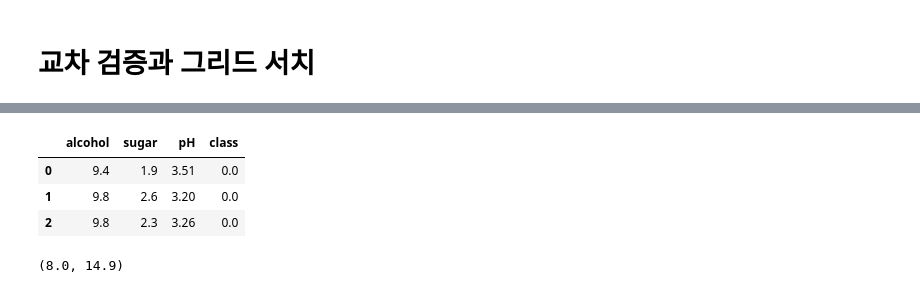
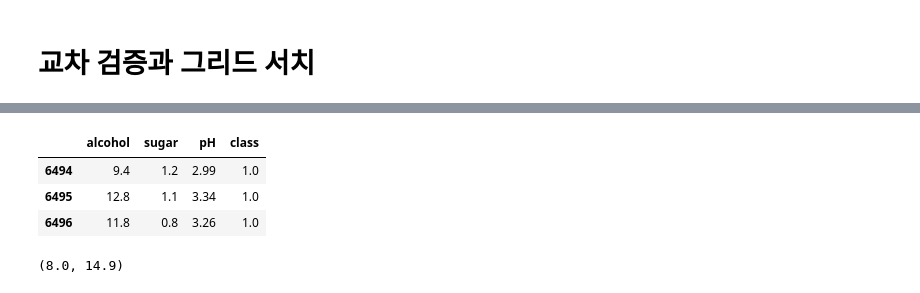
Before and after one commit to Ihan0316/ai_scool, a Jupyter notebook: 7월/7-17/06교차검증_GridsearchCV-0.ipynb, the cells around one changed output, grey strips where cells are left out. Cells and saved outputs as stored; diff of their text form; code cells hidden in the pictures.

```diff
--- a/7월/7-17/06교차검증_GridsearchCV-0.ipynb
+++ b/7월/7-17/06교차검증_GridsearchCV-0.ipynb
@@ -25,12 +25,12 @@ from sklearn.ensemble import RandomForestClassifier
 from sklearn.metrics import accuracy_score
 # %%
 wine = pd.read_csv('https://raw.githubusercontent.com/rickiepark/hg-mldl/master/wine.csv')
-wine.head(3)
+wine.tail(3)
 # %% [output]
 |  | alcohol | sugar | pH | class |
-| 0 | 9.4 | 1.9 | 3.51 | 0.0 |
-| 1 | 9.8 | 2.6 | 3.20 | 0.0 |
-| 2 | 9.8 | 2.3 | 3.26 | 0.0 |
+| 6494 | 9.4 | 1.2 | 2.99 | 1.0 |
+| 6495 | 12.8 | 1.1 | 3.34 | 1.0 |
+| 6496 | 11.8 | 0.8 | 3.26 | 1.0 |
 # %%
 wine['alcohol'].min(), wine['alcohol'].max()
 # %% [output]
```
Also changed, not shown: parts of 1 cell of this notebook.
